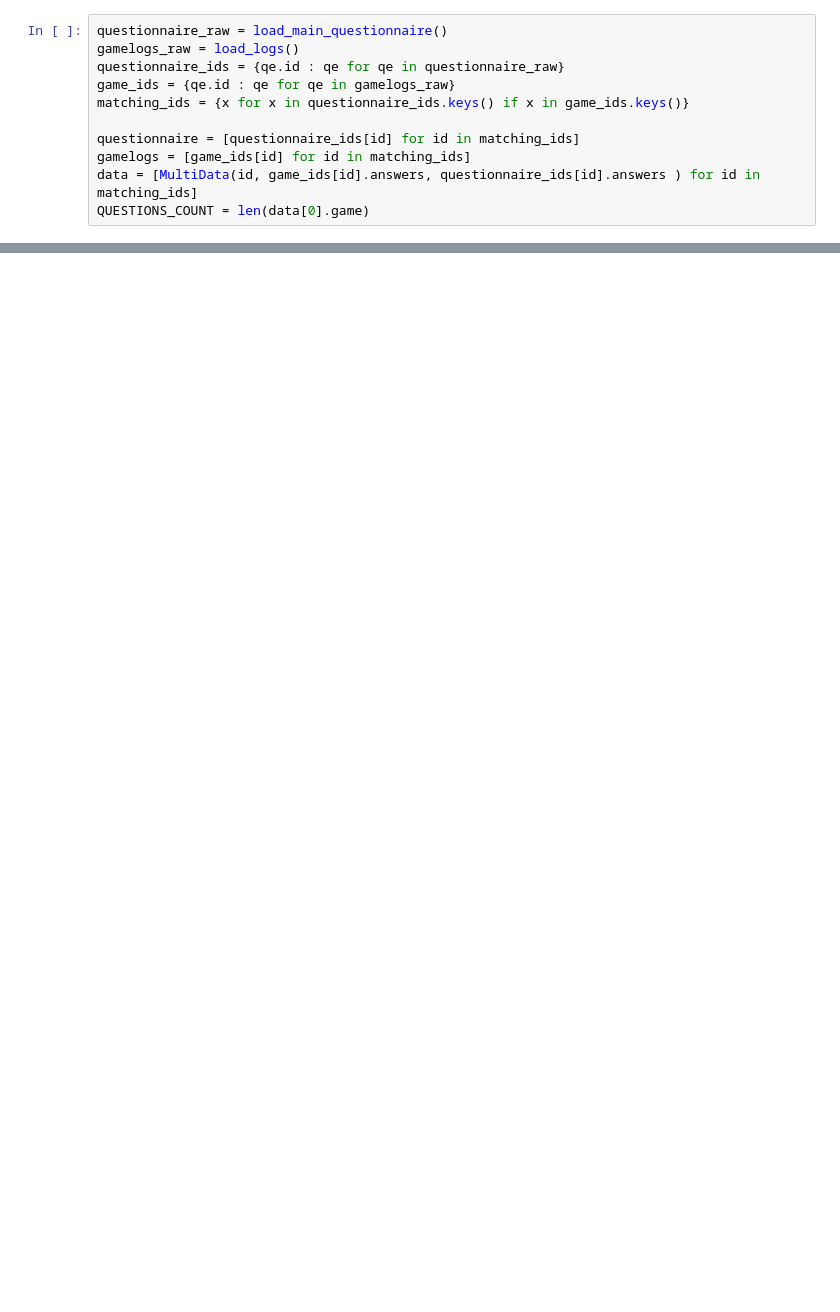
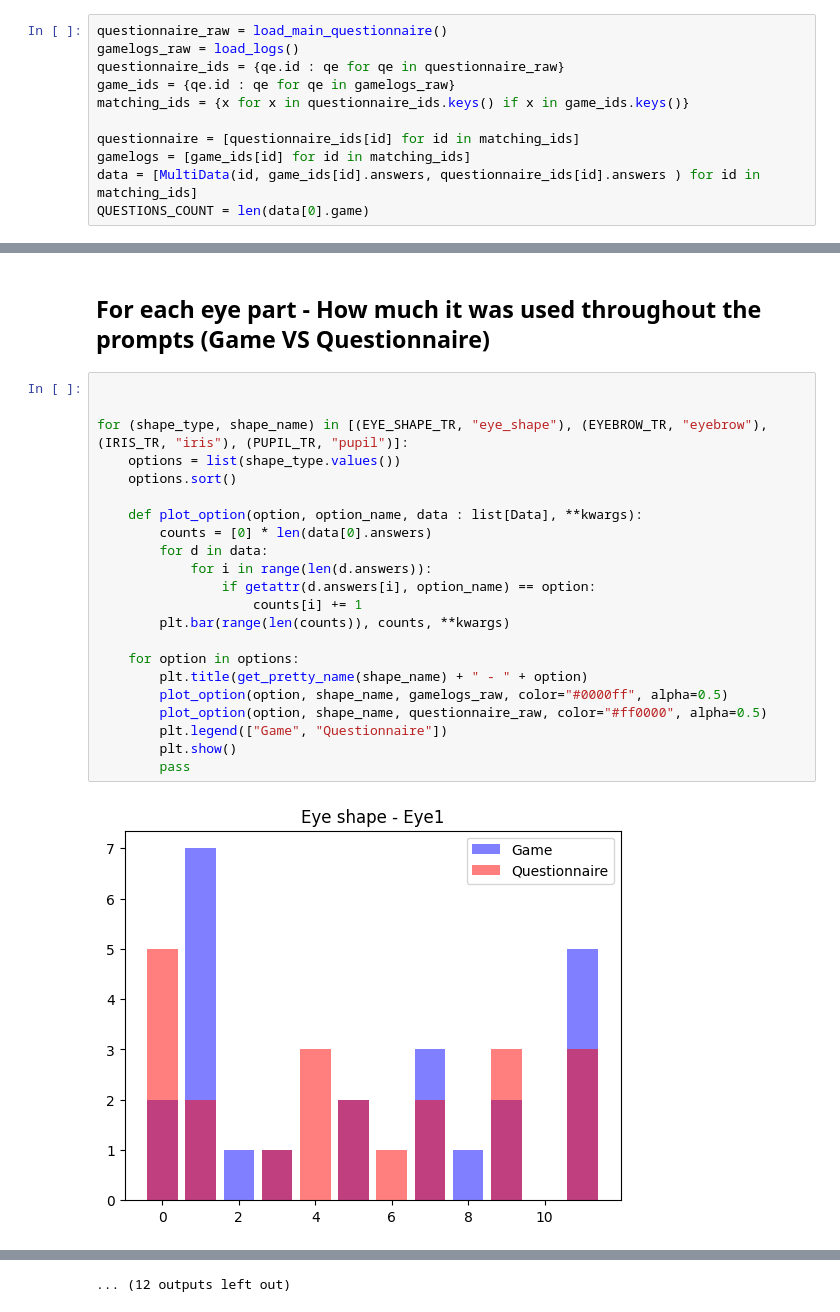
Before and after one commit to MarkusSecundus/Gamestudies-Experiment, a Jupyter notebook: analysis/process_logs.ipynb, the cells around one changed output, grey strips where cells are left out. Drawn from its saved outputs; the diff is of its cells as text; blank space fills up the shorter version.

```diff
--- a/analysis/process_logs.ipynb
+++ b/analysis/process_logs.ipynb
@@ -181,0 +274,26 @@ LoyalKnight
+# %% [markdown]
+## For each eye part - How much it was used throughout the prompts (Game VS Questionnaire)
+# %%
+
+
+for (shape_type, shape_name) in [(EYE_SHAPE_TR, "eye_shape"), (EYEBROW_TR, "eyebrow"), (IRIS_TR, "iris"), (PUPIL_TR, "pupil")]:
+	options = list(shape_type.values())
+	options.sort()
+
+	def plot_option(option, option_name, data : list[Data], **kwargs):
+		counts = [0] * len(data[0].answers)
+		for d in data:
+			for i in range(len(d.answers)):
+				if getattr(d.answers[i], option_name) == option:
+					counts[i] += 1
+		plt.bar(range(len(counts)), counts, **kwargs)
+
+	for option in options:
+		plt.title(get_pretty_name(shape_name) + " - " + option)
+		plot_option(option, shape_name, gamelogs_raw, color="#0000ff", alpha=0.5)
+		plot_option(option, shape_name, questionnaire_raw, color="#ff0000", alpha=0.5)
+		plt.legend(["Game", "Questionnaire"])
+		plt.show()
+		pass
+# %% [output]
+[figure, added]
@@ -181,0 +311 @@ LoyalKnight
+... (12 outputs left out)
```
Also changed, not shown: parts of 7 cells of this notebook.
